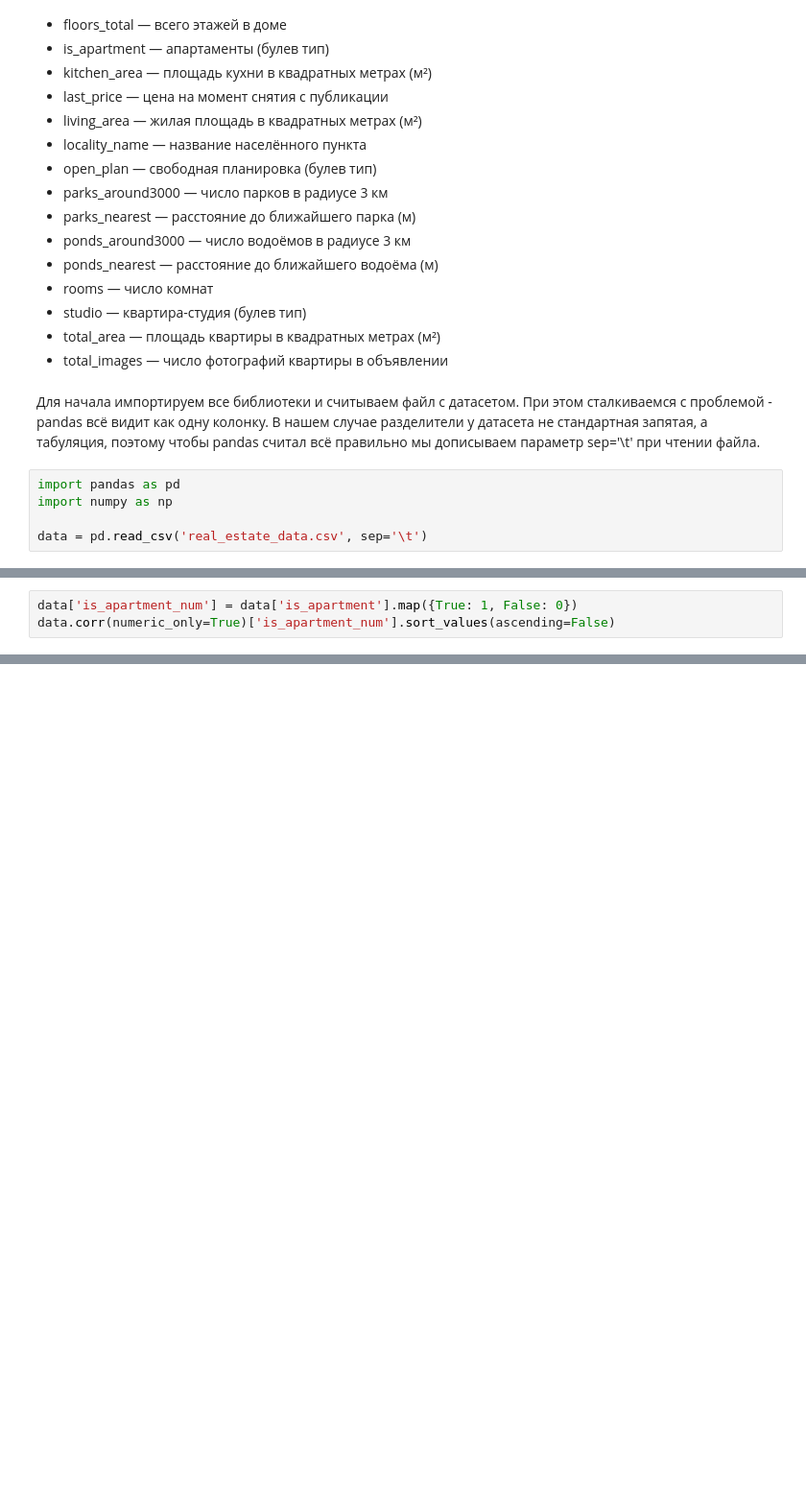
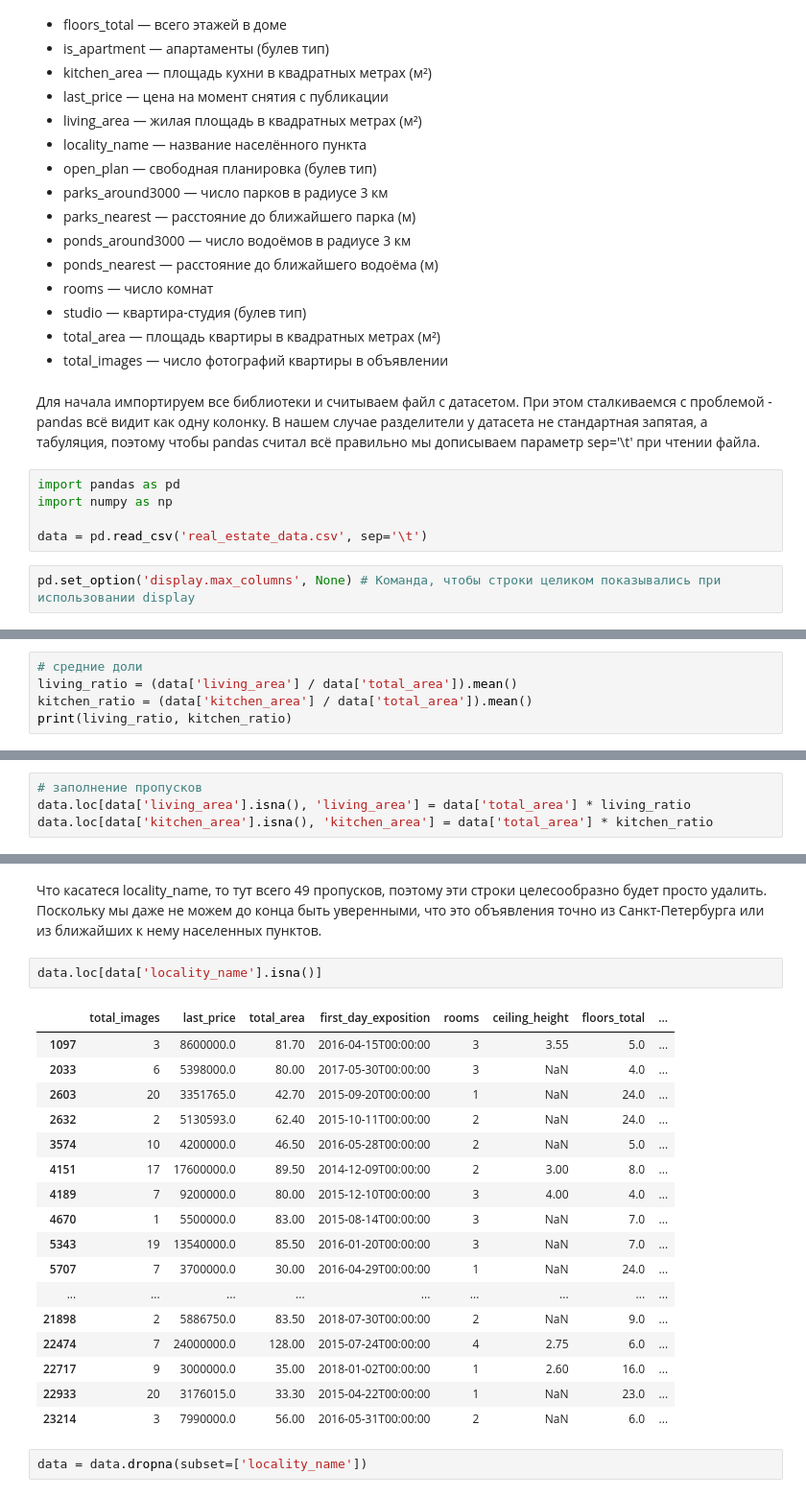
Before and after one commit to mystr1c/data-analysis-real-estate-lab, a Jupyter notebook: lab2.ipynb, the cells around one changed output, grey strips where cells are left out. Shown: that part at 96% size. Saved outputs shown, nothing was run; the diff lists cells and outputs as text; blank space fills up the shorter version.

Commit message:
Первая версия обработки пропусков в датафрейме

```diff
--- a/lab2.ipynb
+++ b/lab2.ipynb
@@ -37,5 +37,7 @@ import pandas as pd
 import numpy as np
 
 data = pd.read_csv('real_estate_data.csv', sep='\t')
+# %%
+pd.set_option('display.max_columns', None) # Команда, чтобы строки целиком показывались при использовании display
 # %%
 data.info()
@@ -87,3 +61,0 @@ data[data['is_apartment'].isna()][''].value_counts()
-# %%
-data['is_apartment_num'] = data['is_apartment'].map({True: 1, False: 0})
-data.corr(numeric_only=True)['is_apartment_num'].sort_values(ascending=False)
@@ -191,0 +249,5 @@ Name: count, Length: 184, dtype: int64
+# %%
+# средние доли
+living_ratio = (data['living_area'] / data['total_area']).mean()
+kitchen_ratio = (data['kitchen_area'] / data['total_area']).mean()
+print(living_ratio, kitchen_ratio)
@@ -191,0 +256,4 @@ Name: count, Length: 184, dtype: int64
+# %%
+# заполнение пропусков
+data.loc[data['living_area'].isna(), 'living_area'] = data['total_area'] * living_ratio
+data.loc[data['kitchen_area'].isna(), 'kitchen_area'] = data['total_area'] * kitchen_ratio
@@ -191,0 +278,24 @@ Name: count, Length: 184, dtype: int64
+# %% [markdown]
+Что касатеся locality_name, то тут всего 49 пропусков, поэтому эти строки целесообразно будет просто удалить. Поскольку мы даже не можем до конца быть уверенными, что это объявления точно из Санкт-Петербурга или из ближайших к нему населенных пунктов.
+# %%
+data.loc[data['locality_name'].isna()]
+# %% [output]
+|  | total_images | last_price | total_area | first_day_exposition | rooms | ceiling_height | floors_total | ... |
+| 1097 | 3 | 8600000.0 | 81.70 | 2016-04-15T00:00:00 | 3 | 3.55 | 5.0 | ... |
+| 2033 | 6 | 5398000.0 | 80.00 | 2017-05-30T00:00:00 | 3 | NaN | 4.0 | ... |
+| 2603 | 20 | 3351765.0 | 42.70 | 2015-09-20T00:00:00 | 1 | NaN | 24.0 | ... |
+| 2632 | 2 | 5130593.0 | 62.40 | 2015-10-11T00:00:00 | 2 | NaN | 24.0 | ... |
+| 3574 | 10 | 4200000.0 | 46.50 | 2016-05-28T00:00:00 | 2 | NaN | 5.0 | ... |
+| 4151 | 17 | 17600000.0 | 89.50 | 2014-12-09T00:00:00 | 2 | 3.00 | 8.0 | ... |
+| 4189 | 7 | 9200000.0 | 80.00 | 2015-12-10T00:00:00 | 3 | 4.00 | 4.0 | ... |
+| 4670 | 1 | 5500000.0 | 83.00 | 2015-08-14T00:00:00 | 3 | NaN | 7.0 | ... |
+| 5343 | 19 | 13540000.0 | 85.50 | 2016-01-20T00:00:00 | 3 | NaN | 7.0 | ... |
+| 5707 | 7 | 3700000.0 | 30.00 | 2016-04-29T00:00:00 | 1 | NaN | 24.0 | ... |
+| ... | ... | ... | ... | ... | ... | ... | ... | ... |
+| 21898 | 2 | 5886750.0 | 83.50 | 2018-07-30T00:00:00 | 2 | NaN | 9.0 | ... |
+| 22474 | 7 | 24000000.0 | 128.00 | 2015-07-24T00:00:00 | 4 | 2.75 | 6.0 | ... |
+| 22717 | 9 | 3000000.0 | 35.00 | 2018-01-02T00:00:00 | 1 | 2.60 | 16.0 | ... |
+| 22933 | 20 | 3176015.0 | 33.30 | 2015-04-22T00:00:00 | 1 | NaN | 23.0 | ... |
+| 23214 | 3 | 7990000.0 | 56.00 | 2016-05-31T00:00:00 | 2 | NaN | 6.0 | ... |
+# %%
+data = data.dropna(subset=['locality_name'])
```
Also changed, not shown: parts of 71 cells of this notebook.
